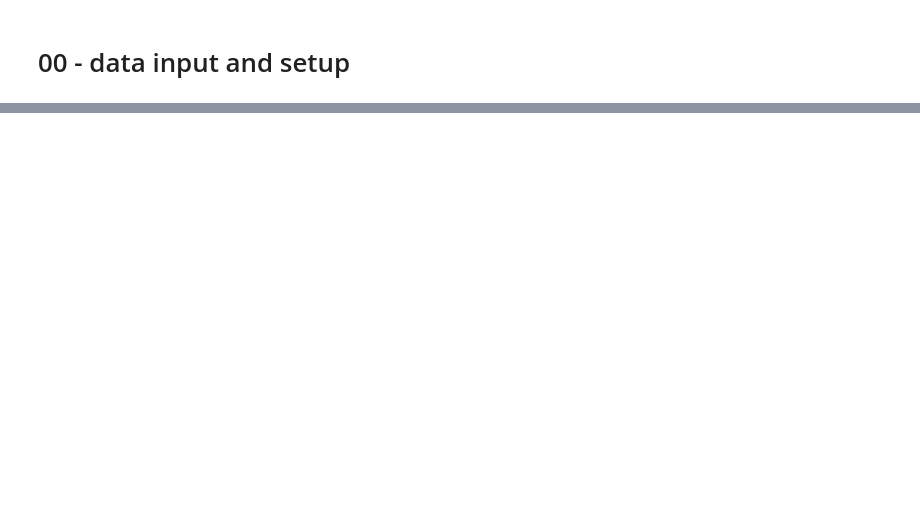
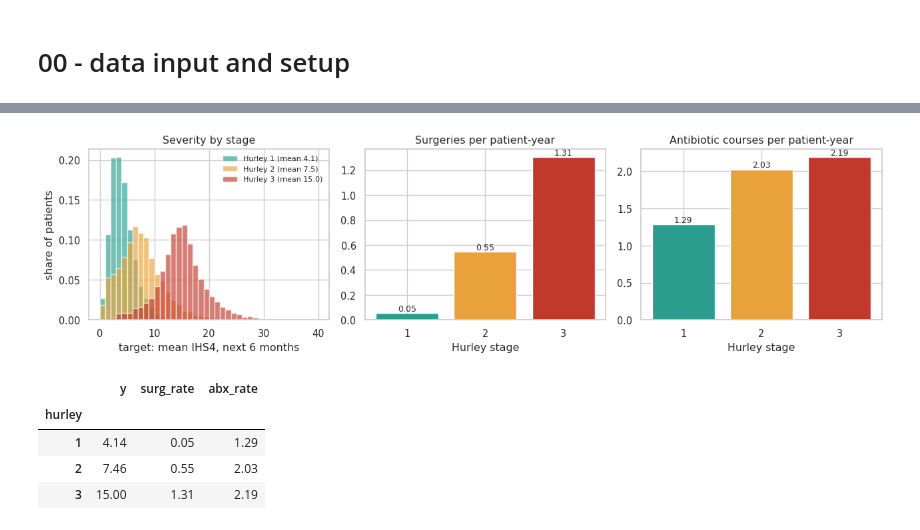
Before and after one commit to FairzanIsLearning/Chemometric-learn, a Jupyter notebook: Mixed/HS_Model/HS_dynamic.ipynb, the cells around one changed output, grey strips where cells are left out. Drawn from its saved outputs; the diff is of its cells as text; code cells hidden in the pictures; blank space fills up the shorter version.

```diff
--- a/Mixed/HS_Model/HS_dynamic.ipynb
+++ b/Mixed/HS_Model/HS_dynamic.ipynb
@@ -205,0 +66,29 @@ print(g.round(3).to_string())
+# %%
+# train data input
+BASE = "https://raw.githubusercontent.com/FairzanIsLearning/Chemometric-learn/main/Mixed/HS_Model/Raw_data"
+DATA_DIR = "hs_data"                      # local cache folder (created if missing)
+os.makedirs(DATA_DIR, exist_ok=True)
+
+FILES = ["demographics", "treatments", "surgeries", "patient_assignment", "targets",
+         "visits1", "visits2",
+         "images_metadata", "images_embeddings", "rnaseq_metadata", "rnaseq_embeddings"]
+for f in FILES:                           # download once; skipped if already there
+    p = f"{DATA_DIR}/{f}.csv"
+    if not os.path.exists(p):
+        urllib.request.urlretrieve(f"{BASE}/{f}.csv", p)
+
+# raw visits parts go in their own names so the merged output never overwrites the inputs
+for f in ["demographics", "treatments", "surgeries", "patient_assignment", "targets",
+          "images_metadata", "images_embeddings", "rnaseq_metadata", "rnaseq_embeddings"]:
+    if not os.path.exists(f"{DATA_DIR}/{f}.csv"):
+        urllib.request.urlretrieve(f"{BASE}/{f}.csv", f"{DATA_DIR}/{f}.csv")
+for f in ["visits1", "visits2"]:                       # always re-download, so a stale or merged copy can't be used
+    urllib.request.urlretrieve(f"{BASE}/{f}.csv", f"{DATA_DIR}/raw_{f}.csv")
+
+rd = lambda f: pd.read_csv(f"{DATA_DIR}/{f}.csv", encoding="utf-8-sig")        # utf-8-sig strips the BOM
+v = pd.concat([rd("raw_visits1"), rd("raw_visits2")], ignore_index=True).drop_duplicates("visit_id")
+v["visit_date"] = parse_dates_any(v["visit_date"])
+assert v["visit_date"].notna().all(), f"{v['visit_date'].isna().sum()} dates could not be parsed"
+v = v.sort_values(["patient_id", "visit_date"]).reset_index(drop=True)
+v.to_csv(f"{DATA_DIR}/visits1.csv", index=False)       # merged file
+v.to_csv(f"{DATA_DIR}/visits.csv", index=False)        # the name the notebook reads
@@ -205,0 +161,22 @@ print(g.round(3).to_string())
+# %%
+fig, axs = plt.subplots(1, 3, figsize=(13, 3.6))
+ax = axs[0]
+
+# severity by stage
+for h in (1, 2, 3): ax.hist(F[F.hurley == h].y.dropna(), bins=np.arange(0, 41, 1), alpha=.65, color=HC[h], label=f"Hurley {h} (mean {F[F.hurley == h].y.mean():.1f})", density=True)
+ax.set_xlabel("target: mean IHS4, next 6 months"); ax.set_ylabel("share of patients"); ax.set_title("Severity by stage"); ax.legend(fontsize=8, frameon=False)
+
+# surgery and antibiotic rate
+for ax, c, t in [(axs[1], "surg_rate", "Surgeries per patient-year"), (axs[2], "abx_rate", "Antibiotic courses per patient-year")]:
+    m = F.groupby("hurley")[c].mean(); ax.bar(m.index.astype(str), m.values, color=[HC[h] for h in m.index]); ax.set_title(t); ax.set_xlabel("Hurley stage")
+    for i, v in enumerate(m.values): ax.text(i, v, f"{v:.2f}", ha="center", va="bottom", fontsize=9)
+
+plt.tight_layout(); plt.show()
+F.groupby("hurley")[["y", "surg_rate", "abx_rate"]].mean().round(2)
+# %% [output]
+[figure, added]
+|  | y | surg_rate | abx_rate |
+| hurley |  |  |  |
+| 1 | 4.14 | 0.05 | 1.29 |
+| 2 | 7.46 | 0.55 | 2.03 |
+| 3 | 15.00 | 1.31 | 2.19 |
```
Also changed, not shown: parts of 56 cells of this notebook, 1 other file.
